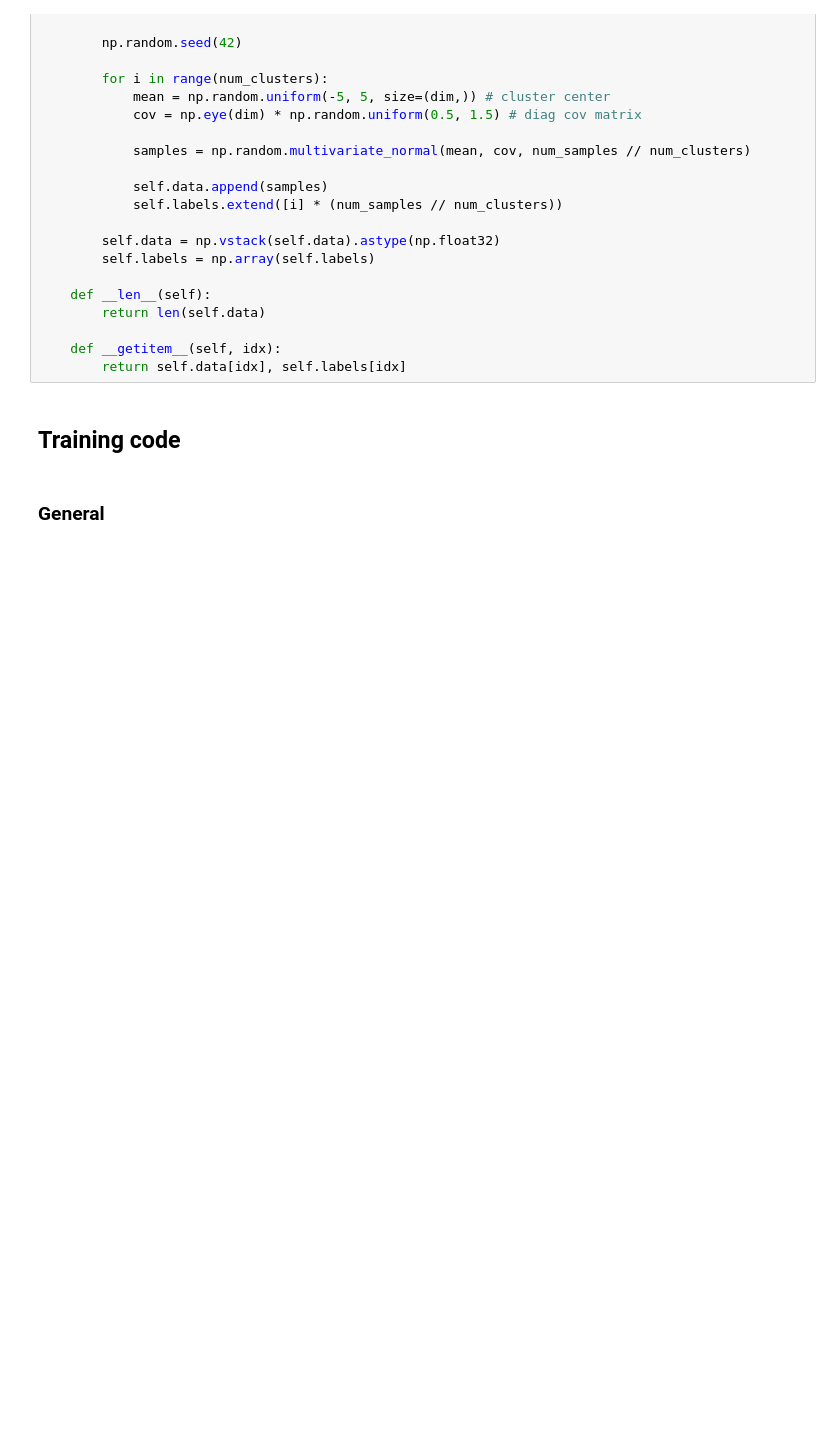
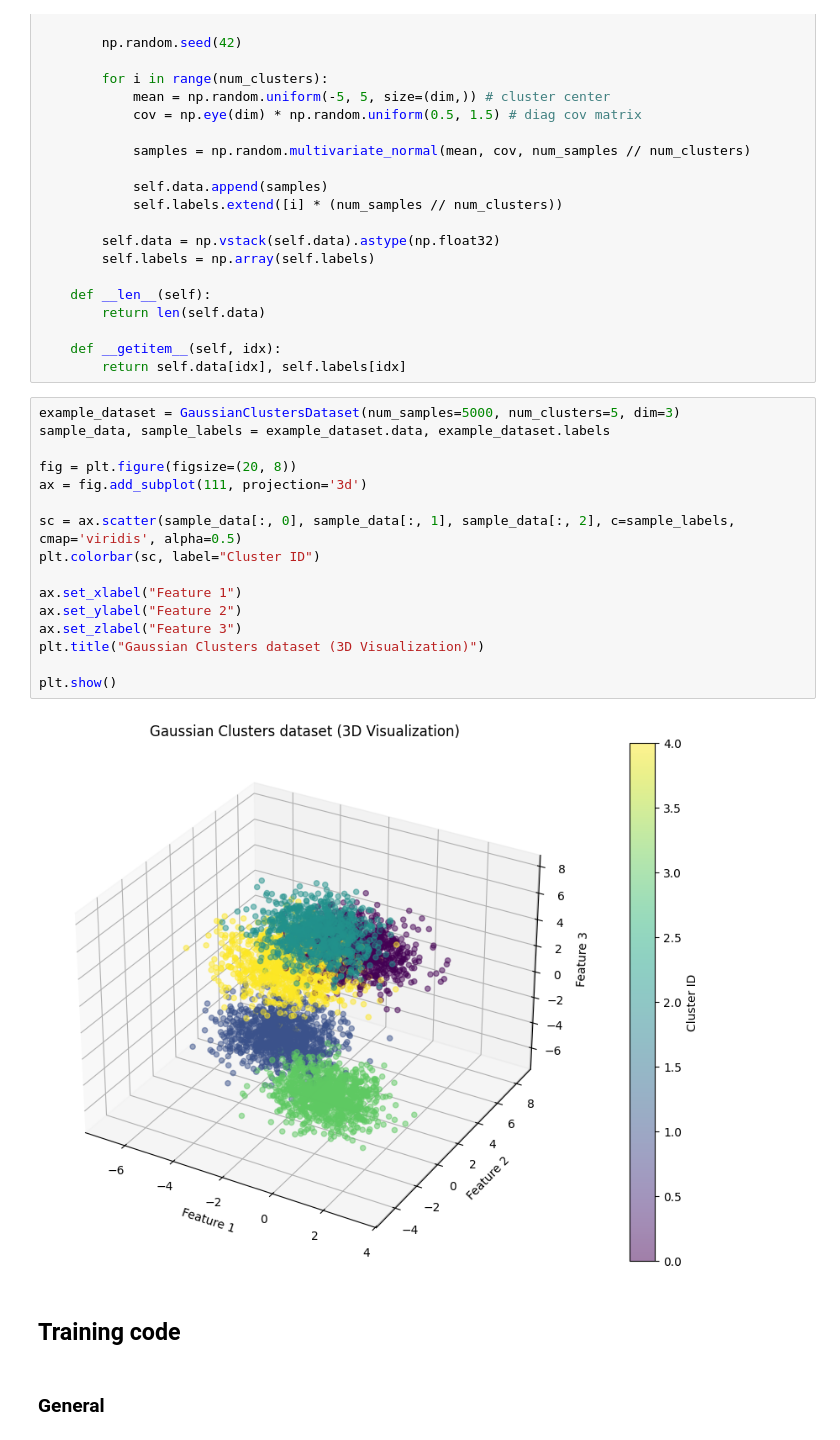
Before and after one commit to nerett/machine-learning, a Jupyter notebook: applied_models/4.ipynb, the cells around one changed output. Drawn from its saved outputs; the diff is of its cells as text; blank space fills up the shorter version.

Commit message:
updated model, added data visualisation

```diff
--- a/applied_models/4.ipynb
+++ b/applied_models/4.ipynb
@@ -70,6 +70,24 @@ class GaussianClustersDataset(torch.utils.data.Dataset):
 
     def __getitem__(self, idx):
         return self.data[idx], self.labels[idx]
+# %%
+example_dataset = GaussianClustersDataset(num_samples=5000, num_clusters=5, dim=3)
+sample_data, sample_labels = example_dataset.data, example_dataset.labels
+
+fig = plt.figure(figsize=(20, 8))
+ax = fig.add_subplot(111, projection='3d')
+
+sc = ax.scatter(sample_data[:, 0], sample_data[:, 1], sample_data[:, 2], c=sample_labels, cmap='viridis', alpha=0.5)
+plt.colorbar(sc, label="Cluster ID")
+
+ax.set_xlabel("Feature 1")
+ax.set_ylabel("Feature 2")
+ax.set_zlabel("Feature 3")
+plt.title("Gaussian Clusters dataset (3D Visualization)")
+
+plt.show()
+# %% [output]
+[figure, added]
 # %% [markdown]
 ## Training code
 # %% [markdown]
```
Also changed, not shown: parts of 9 cells of this notebook.
